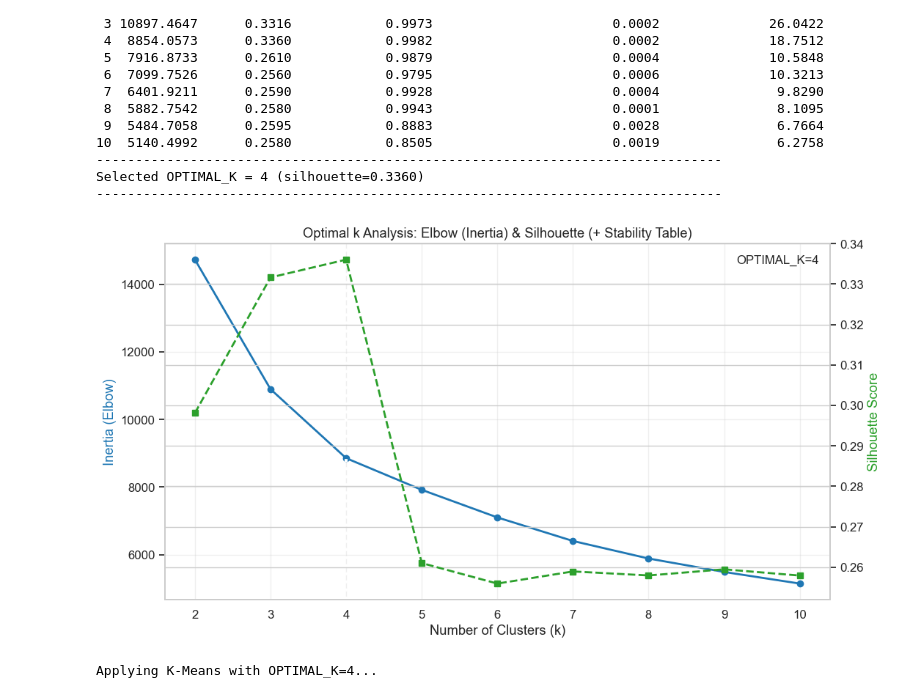
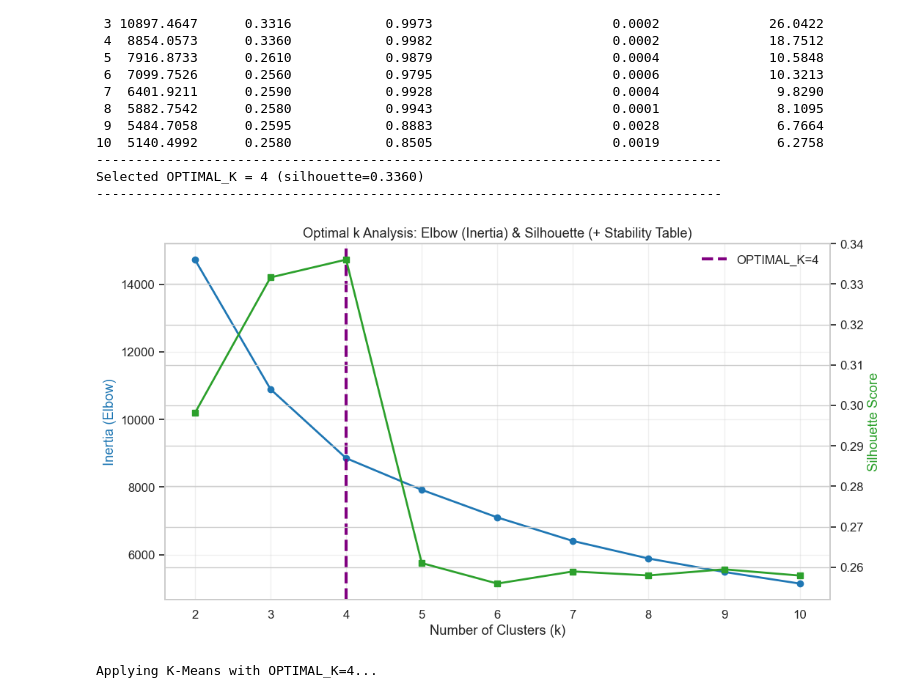
Before and after one commit to GuilhermeDellatin/fiap-machine-learning-tech-challenge-3, a Jupyter notebook: route-clustering-best_prod.ipynb, the cells around one changed output. Saved outputs shown, nothing was run; the diff lists cells and outputs as text; code cells hidden in the pictures.

Commit message:
Adjust cluster visualization and rename some notebook files

```diff
--- a/route-clustering-best_prod.ipynb
+++ b/route-clustering-best_prod.ipynb
@@ -144,26 +144,26 @@ Selected OPTIMAL_K = 4 (silhouette=0.3360)
 # %%
 # ----------------------------------------------------------------------
 # 3.2 Plots: Elbow (inertia) + Silhouette (with OPTIMAL_K marker)
 # ----------------------------------------------------------------------
 fig, ax1 = plt.subplots(figsize=(11, 6))
 color_blue = 'tab:blue'
 ax1.set_xlabel('Number of Clusters (k)')
 ax1.set_ylabel('Inertia (Elbow)', color=color_blue)
 ax1.plot(df_k["k"], df_k["inertia"], marker='o', color=color_blue, linewidth=2)
-ax1.axvline(x=OPTIMAL_K, linestyle=':', linewidth=3, label=f'OPTIMAL_K={OPTIMAL_K}')
+ax1.axvline(x=OPTIMAL_K, linestyle='--', color='purple', linewidth=3, label=f'OPTIMAL_K={OPTIMAL_K}')
 ax1.grid(True, alpha=0.3)
 
 ax2 = ax1.twinx()
 color_green = 'tab:green'
 ax2.set_ylabel('Silhouette Score', color=color_green)
-ax2.plot(df_k["k"], df_k["silhouette"], marker='s', linestyle='--', color=color_green, linewidth=2)
+ax2.plot(df_k["k"], df_k["silhouette"], marker='s', color=color_green, linewidth=2)
 
 plt.title('Optimal k Analysis: Elbow (Inertia) & Silhouette (+ Stability Table)')
 ax1.legend(loc='best')
 plt.tight_layout()
 plt.show()
 # %% [output]
-[figure, old version]
+[figure, new version]
 # %%
 # ==============================================================================
 # 4. CLUSTERING MODEL (K-Means)
```
Also changed, not shown: parts of 3 cells of this notebook.
